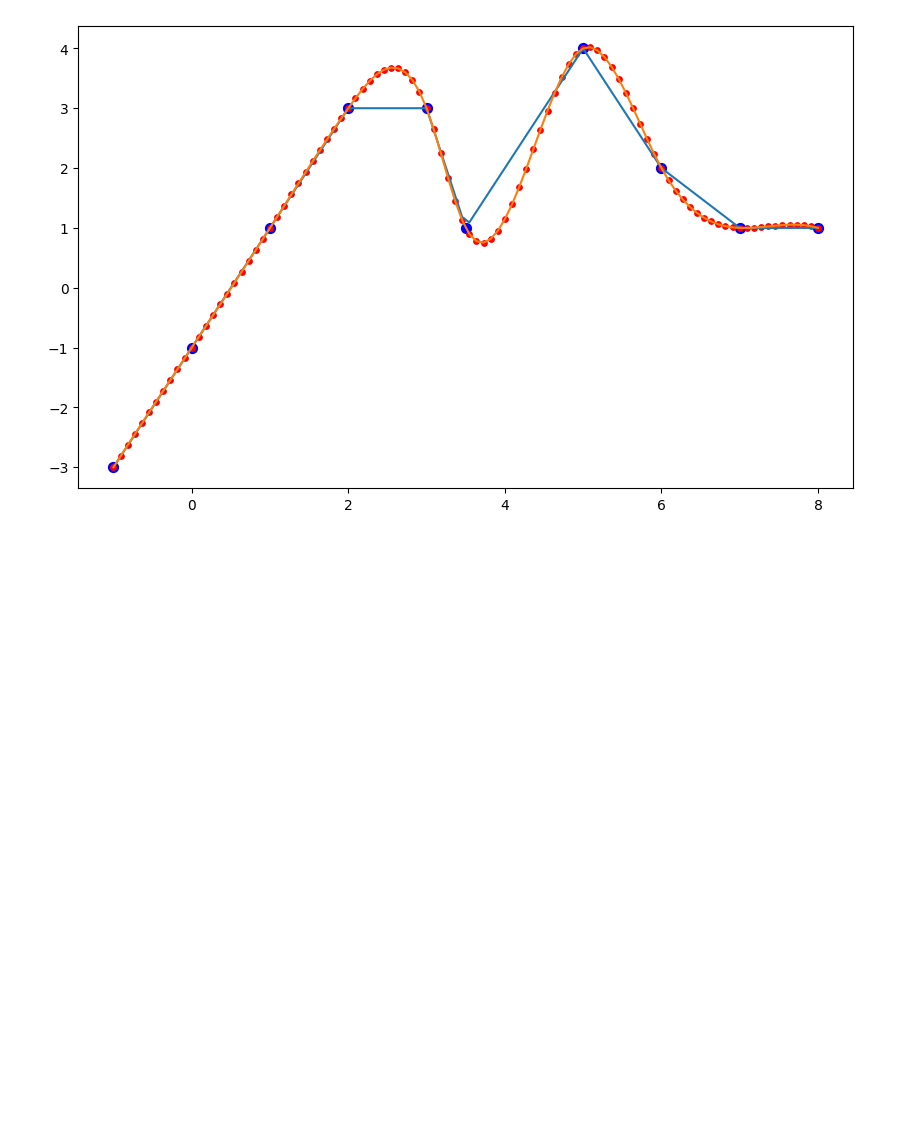
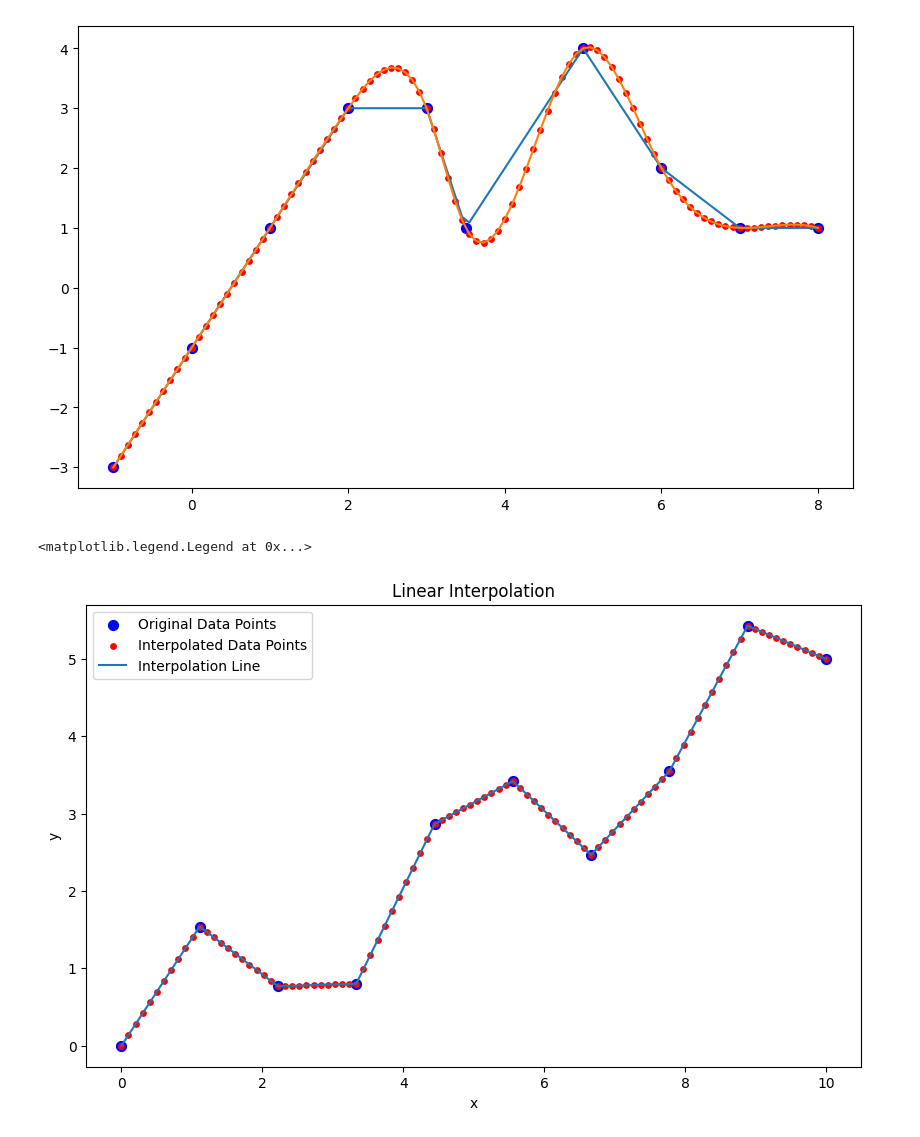
Before and after one commit to Aradhikaaa/Interpolation, a Jupyter notebook: hw1.ipynb, the cells around one changed output. Drawn from its saved outputs; the diff is of its cells as text; code cells hidden in the pictures; blank space fills up the shorter version.

```diff
--- a/hw1.ipynb
+++ b/hw1.ipynb
@@ -55,3 +66,28 @@ plt.scatter(x_new, y_new_cs , s=15, color='red')
 # %% [output]
 <matplotlib.collections.PathCollection at 0x...>
 [figure]
+# %%
+def func(x):
+    y = np.sin((np.pi/2)* x ) + x/2
+    return y
+
+x = np.linspace(0,10,10)
+y = func(x)
+g = interpolating_function(x,y)
+x_new = np.linspace(0,10,100)
+y_new = [g(xi) for xi in x_new]
+
+
+plt.figure(figsize=(10,6))
+
+plt.scatter(x, y, color='blue',s=50, label='Original Data Points')
+plt.scatter(x_new, y_new , s=15, color='red', label='Interpolated Data Points')
+plt.plot(x_new, y_new, label='Interpolation Line')
+
+plt.xlabel('x')
+plt.ylabel('y')
+plt.title('Linear Interpolation')
+plt.legend()
+# %% [output]
+<matplotlib.legend.Legend at 0x...>
+[figure, added]
```
Also changed, not shown: parts of 5 cells of this notebook.
